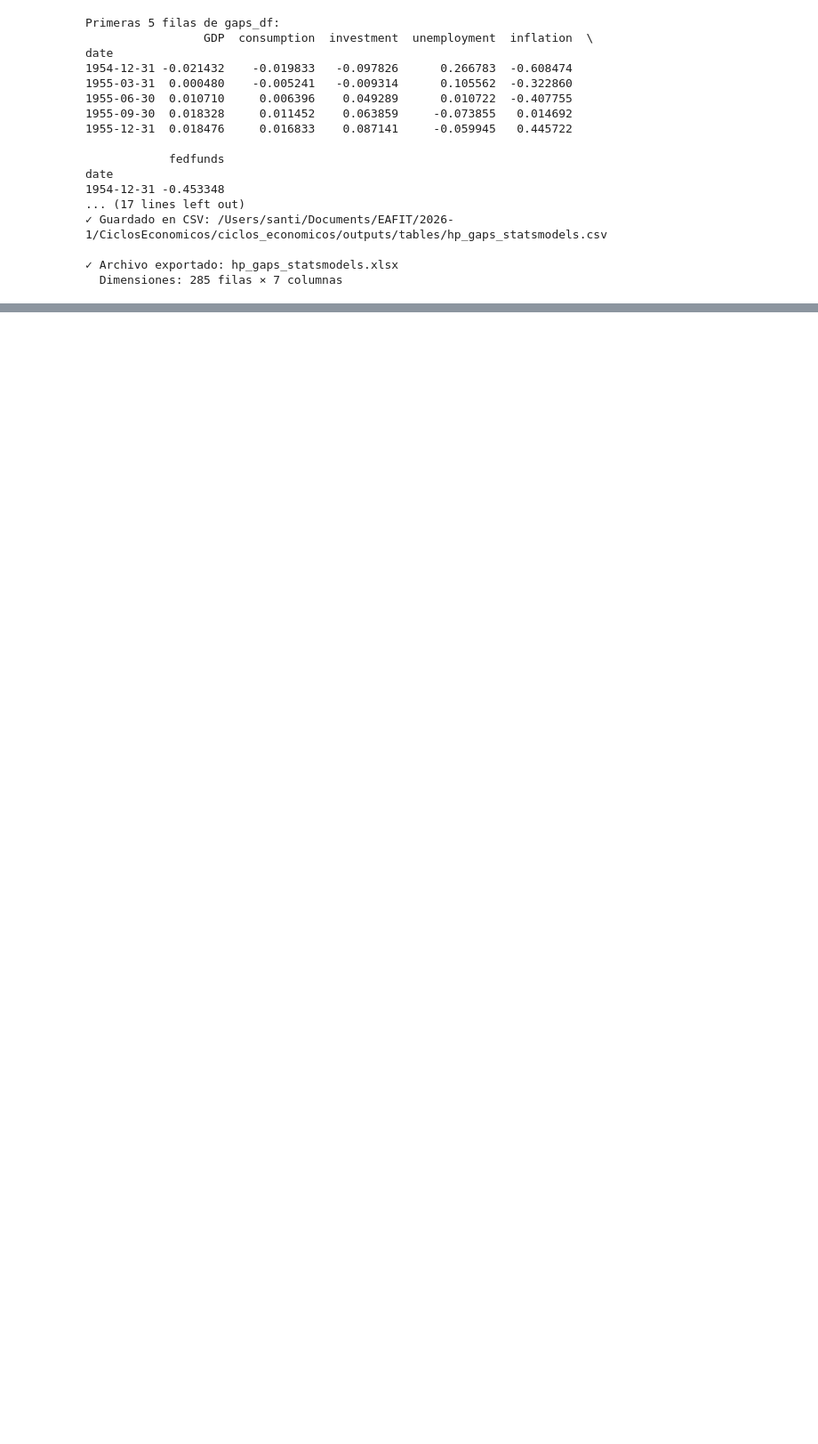
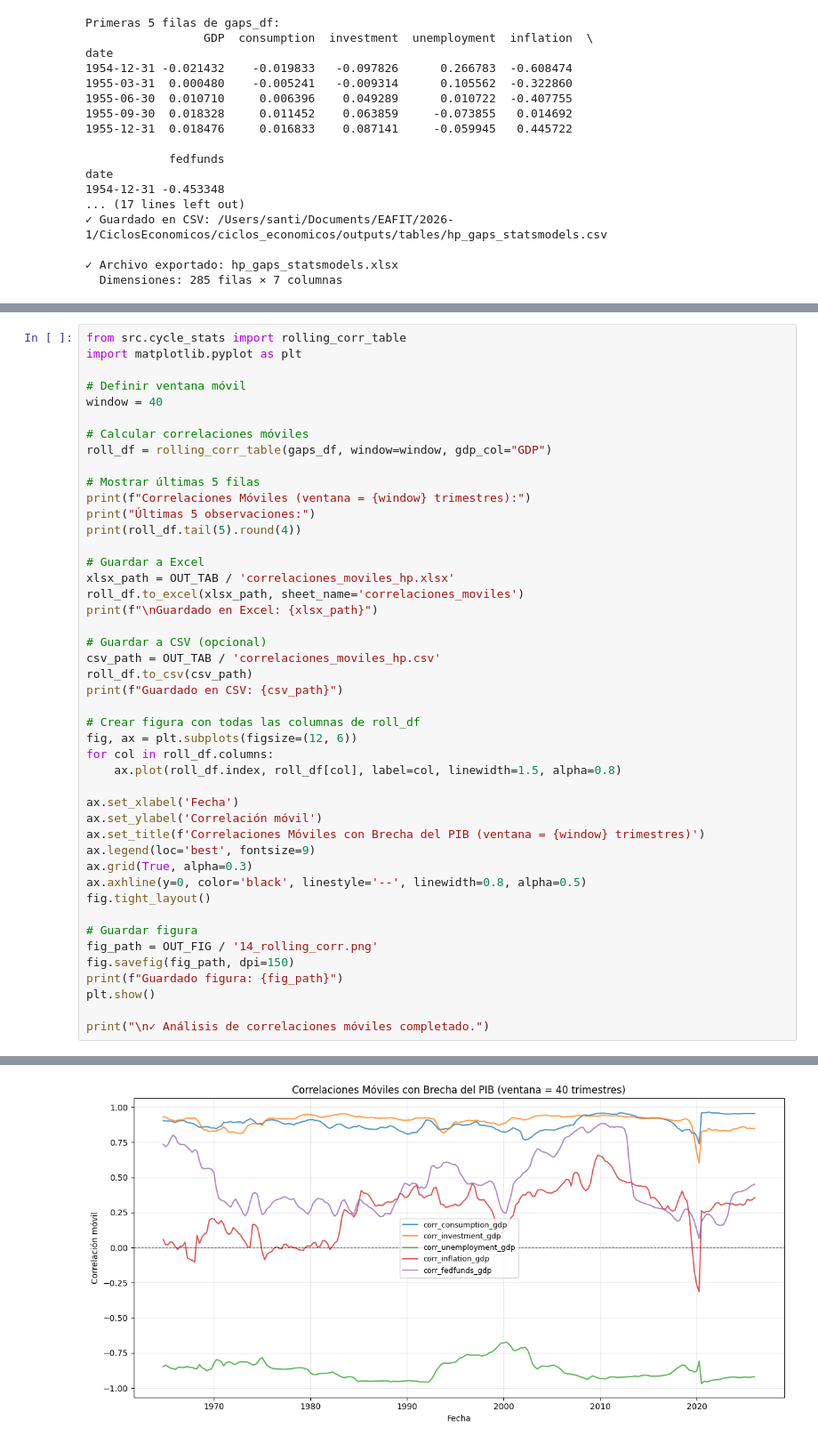
Before and after one commit to Tupxz/ciclos_economicos, a Jupyter notebook: notebooks/Taller_1.ipynb, the cells around one changed output, grey strips where cells are left out. Shown at 89% size. Drawn from its saved outputs; the diff is of its cells as text; blank space fills up the shorter version.

```diff
--- a/notebooks/Taller_1.ipynb
+++ b/notebooks/Taller_1.ipynb
@@ -691,0 +765,46 @@ date
+# %%
+from src.cycle_stats import rolling_corr_table
+import matplotlib.pyplot as plt
+
+# Definir ventana móvil
+window = 40
+
+# Calcular correlaciones móviles
+roll_df = rolling_corr_table(gaps_df, window=window, gdp_col="GDP")
+
+# Mostrar últimas 5 filas
+print(f"Correlaciones Móviles (ventana = {window} trimestres):")
+print("Últimas 5 observaciones:")
+print(roll_df.tail(5).round(4))
+
+# Guardar a Excel
+xlsx_path = OUT_TAB / 'correlaciones_moviles_hp.xlsx'
+roll_df.to_excel(xlsx_path, sheet_name='correlaciones_moviles')
+print(f"\nGuardado en Excel: {xlsx_path}")
+
+# Guardar a CSV (opcional)
+csv_path = OUT_TAB / 'correlaciones_moviles_hp.csv'
+roll_df.to_csv(csv_path)
+print(f"Guardado en CSV: {csv_path}")
+
+# Crear figura con todas las columnas de roll_df
+fig, ax = plt.subplots(figsize=(12, 6))
+for col in roll_df.columns:
+    ax.plot(roll_df.index, roll_df[col], label=col, linewidth=1.5, alpha=0.8)
+
+ax.set_xlabel('Fecha')
+ax.set_ylabel('Correlación móvil')
+ax.set_title(f'Correlaciones Móviles con Brecha del PIB (ventana = {window} trimestres)')
+ax.legend(loc='best', fontsize=9)
+ax.grid(True, alpha=0.3)
+ax.axhline(y=0, color='black', linestyle='--', linewidth=0.8, alpha=0.5)
+fig.tight_layout()
+
+# Guardar figura
+fig_path = OUT_FIG / '14_rolling_corr.png'
+fig.savefig(fig_path, dpi=150)
+print(f"Guardado figura: {fig_path}")
+plt.show()
+
+print("\n✓ Análisis de correlaciones móviles completado.")
+# %% [output]
@@ -691,0 +828 @@ date
+[figure, added]
```
Also changed, not shown: parts of 7 cells of this notebook.
